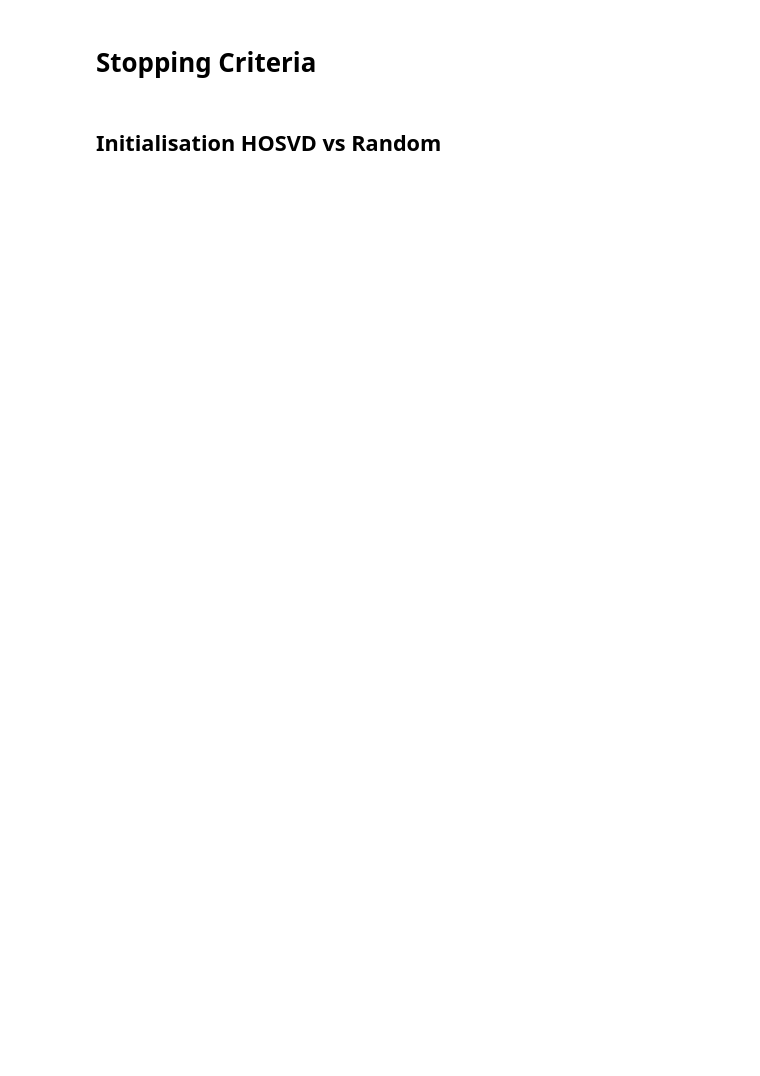
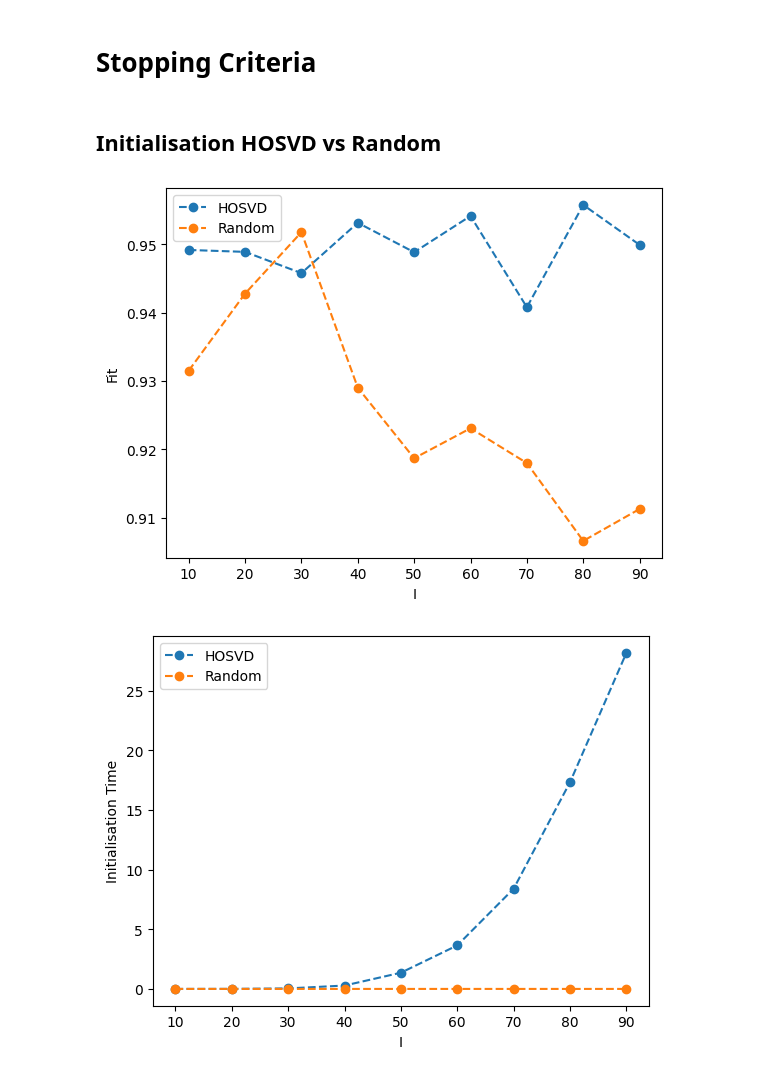
Before and after one commit to kartiksrinivas007/CS6070-Tensors, a Jupyter notebook: experiment.ipynb, the cells around one changed output. Saved outputs shown, nothing was run; the diff lists cells and outputs as text; code cells hidden in the pictures; blank space fills up the shorter version.

```diff
--- a/experiment.ipynb
+++ b/experiment.ipynb
@@ -156,23 +172,51 @@ plt.show()
 # %% [markdown]
 ## Initialisation HOSVD vs Random
 # %%
-l, w, s, n = 10, 200, 10, 4
+l, w, s, n = 10, 91, 10, 4
 hosvd_avg_fit = []
 random_avg_fit = []
+hosvd_avg_init = []
+random_avg_init = []
 
 for I in range(l, w, s):
-    hosvd_fit = []
-    random_fit = []
+    hosvd_fit, random_fit = [], []
+    hosvd_init, random_init = [], []
     for _ in range(n):
 
-        X = random_tensor(3, (I, I, I), 7, 0.01)
+        X = random_tensor(3, (I, I, I), 5, 0.01)
         _, stat = CP_ALS.decompose(
-            X, 5, max_iter=100, eps=0.0001, init_type="hosvd", check_convergence=False)
+            X, 5, max_iter=10, eps=0.0001, init_type="hosvd", check_convergence=False)
         hosvd_fit.append(stat["fit"][-1])
+        hosvd_init.append(stat["init_time"])
+
 
         _, stat = CP_ALS.decompose(
-            X, 5, max_iter=100, eps=0.0001, init_type="random", check_convergence=False)
+            X, 5, max_iter=10, eps=0.0001, init_type="random", check_convergence=False)
         random_fit.append(stat["fit"][-1])
+        random_init.append(stat["init_time"])
 
     hosvd_avg_fit.append(np.mean(hosvd_fit))
     random_avg_fit.append(np.mean(random_fit))
+    hosvd_avg_init.append(np.mean(hosvd_init))
+    random_avg_init.append(np.mean(random_init))
+
+#     print(f"For I = {I}, HOSVD avg fit = {hosvd_avg_fit[-1]}, Random avg fit = {random_avg_fit[-1]}")
+
+plt.plot(range(l, w, s), hosvd_avg_fit, 'o--')
+plt.plot(range(l, w, s), random_avg_fit, 'o--')
+plt.legend(["HOSVD", "Random"])
+plt.xlabel("I")
+plt.ylabel("Fit")
+plt.savefig("images/experiment_hosvd_vs_random_fit.png")
+plt.show()
+
+plt.plot(range(l, w, s), hosvd_avg_init, 'o--')
+plt.plot(range(l, w, s), random_avg_init, 'o--')
+plt.legend(["HOSVD", "Random"])
+plt.xlabel("I")
+plt.ylabel("Initialisation Time")
+plt.savefig("images/experiment_hosvd_vs_random_init.png")
+plt.show()
+# %% [output]
+[figure, added]
+[figure, added]
```
Also changed, not shown: parts of 4 cells of this notebook, 4 other files.
